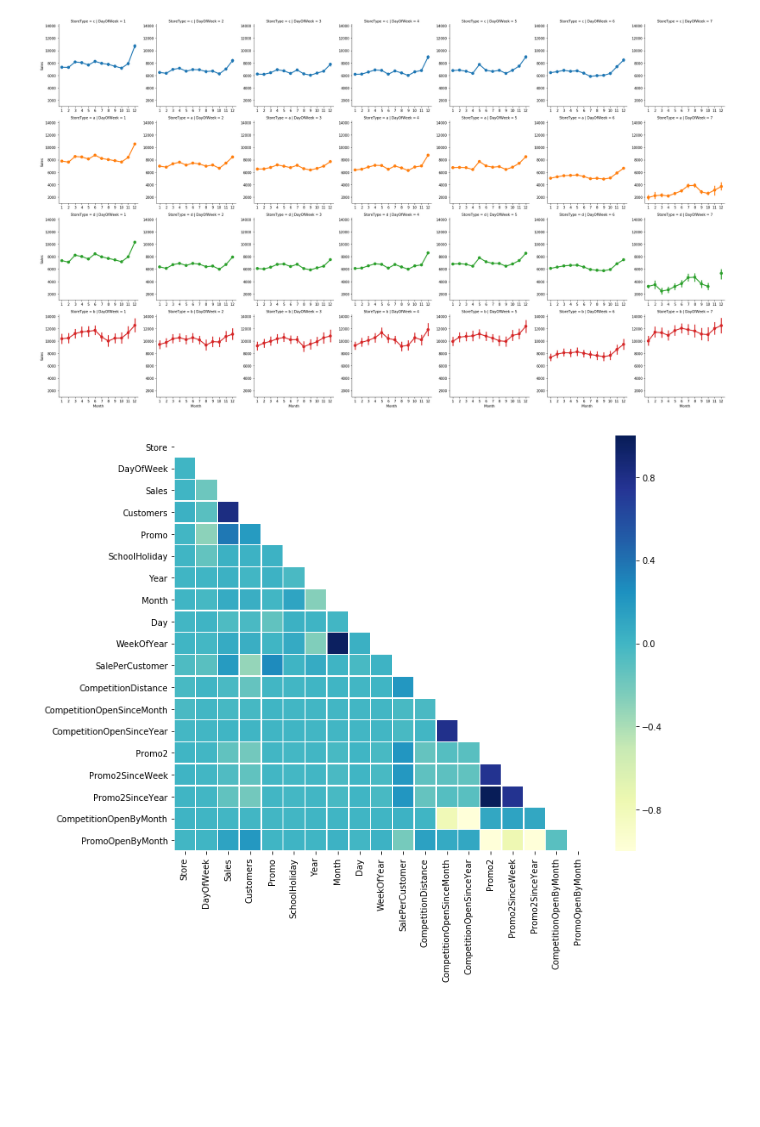
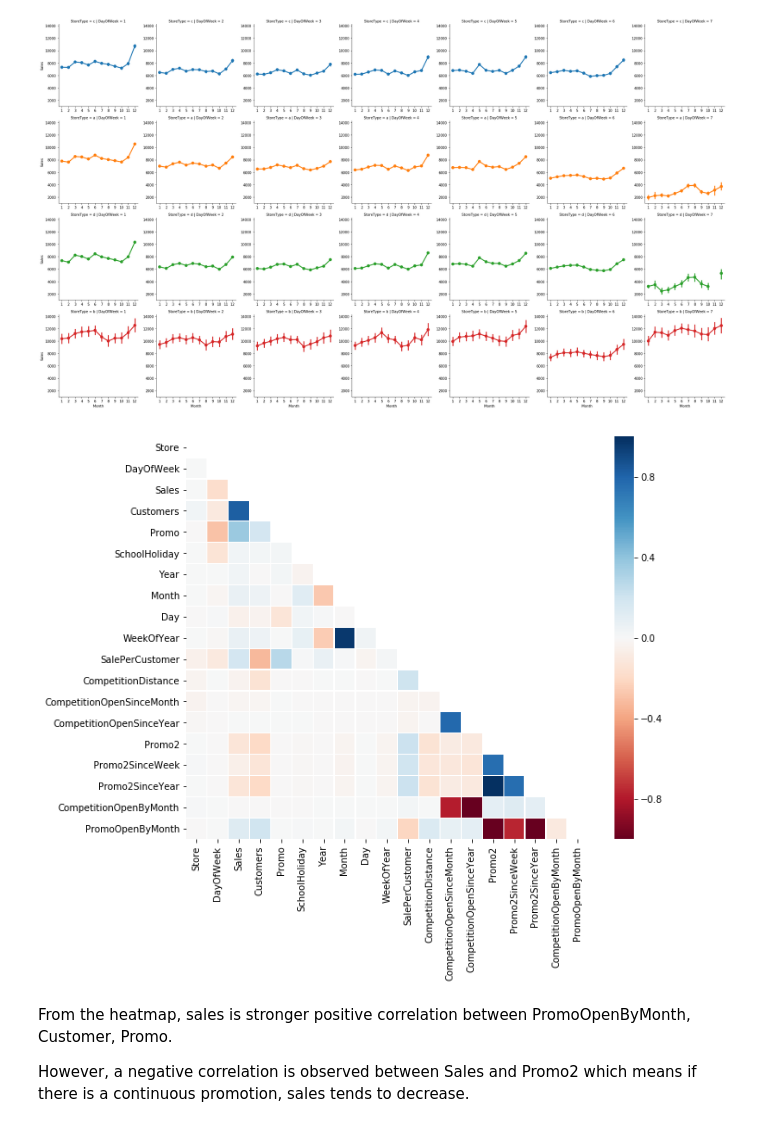
Before and after one commit to cuthlo/springboard, a Jupyter notebook: capstone_project2/EDA.ipynb, the cells around one changed output. Drawn from its saved outputs; the diff is of its cells as text; code cells hidden in the pictures; blank space fills up the shorter version.

```diff
--- a/capstone_project2/EDA.ipynb
+++ b/capstone_project2/EDA.ipynb
@@ -302,16 +302,21 @@ df_train_store['CompetitionOpenByMonth'] = 12 * (df_train_store.Year - df_train_
 
 df_train_store['PromoOpenByMonth'] = 12 * (df_train_store.Year - df_train_store.Promo2SinceYear) + (df_train_store.WeekOfYear - df_train_store.Promo2SinceWeek) / 4.35
 # %%
-all_corr = df_train_store.drop('Open', axis = 1).corr()
+#Using a heatmap to show the correlation between features
+
+#Drop the "Open" which obvious stores need to be open to have sales
+all_correlation = df_train_store.drop('Open', axis = 1).corr()
 
 mask = np.zeros_like(all_corr)
 mask[np.triu_indices_from(mask)] = True
 
-f, ax = plt.subplots(figsize = (11, 9))
+fig, ax = plt.subplots(figsize = (10, 8))
 
-# Draw the heatmap with the mask and correct aspect ratio
-sns.heatmap(all_corr, mask = mask,
-            square = True, linewidths = .5, ax = ax, cmap = "YlGnBu")
+sns.heatmap(all_correlation, mask = mask, square = True, linewidths = .2, ax = ax, cmap = "RdBu")
 plt.show()
 # %% [output]
-[figure, old version]
+[figure, new version]
+# %% [markdown]
+From the heatmap, sales is stronger positive correlation between PromoOpenByMonth, Customer, Promo.
+
+However, a negative correlation is observed between Sales and Promo2 which means if there is a continuous promotion, sales tends to decrease.
```
